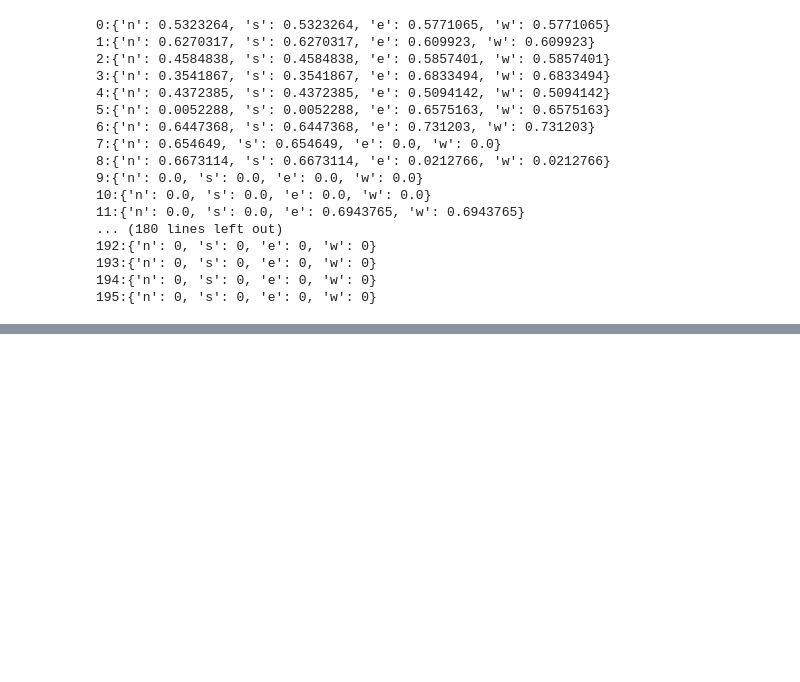
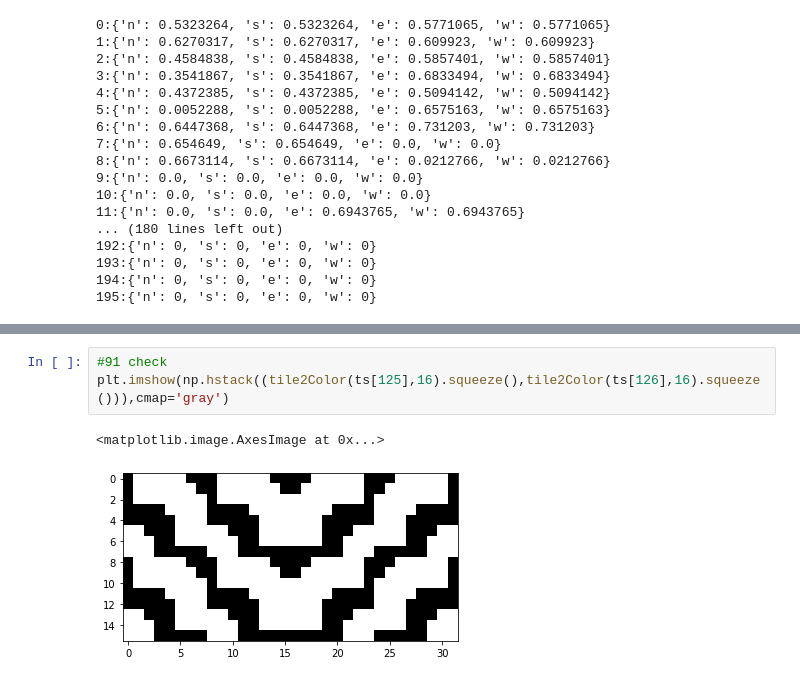
Before and after one commit to MasterMilkX/infinite-fantasy, a Jupyter notebook: tester.ipynb, the cells around one changed output, grey strips where cells are left out. Saved outputs shown, nothing was run; the diff lists cells and outputs as text; blank space fills up the shorter version.

```diff
--- a/tester.ipynb
+++ b/tester.ipynb
@@ -391,0 +558,6 @@ CLUSTER: 6
+# %%
+#91 check
+plt.imshow(np.hstack((tile2Color(ts[125],16).squeeze(),tile2Color(ts[126],16).squeeze())),cmap='gray')
+# %% [output]
+<matplotlib.image.AxesImage at 0x...>
+[figure, added]
```
Also changed, not shown: parts of 35 cells of this notebook, 8 other files.
